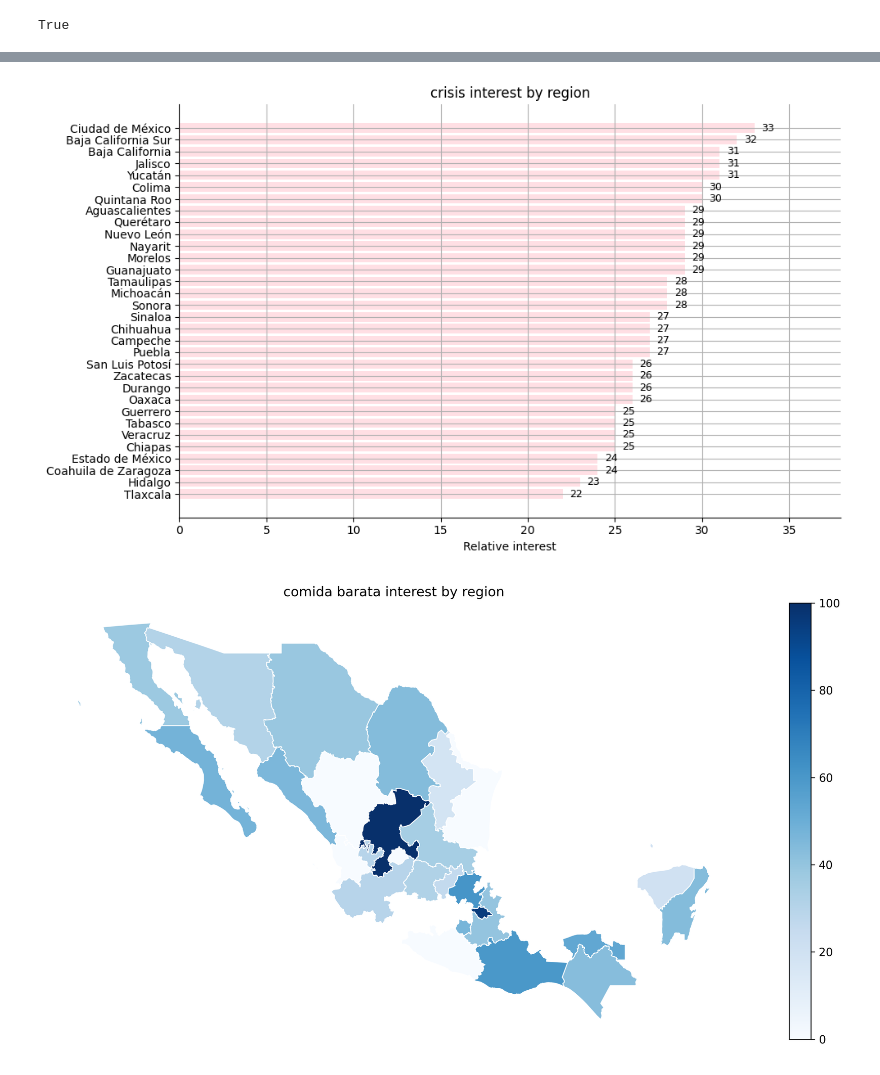
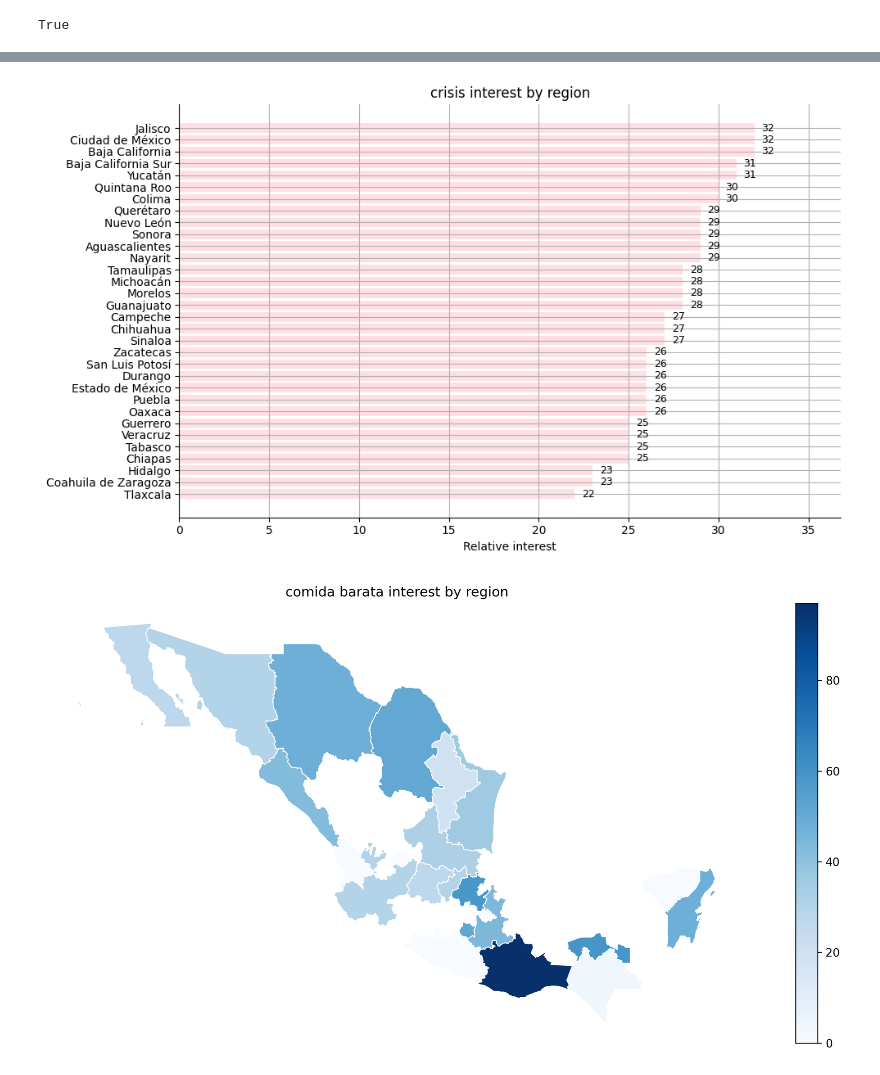
Before and after one commit to DenisProcyon/masters_thesis, a Jupyter notebook: src/google_trends.ipynb, the cells around one changed output, grey strips where cells are left out. Cells and saved outputs as stored; diff of their text form; code cells hidden in the pictures.

```diff
--- a/src/google_trends.ipynb
+++ b/src/google_trends.ipynb
@@ -31,5 +35,5 @@ mongo_client = MongoWrapper(
 # %%
-def filter_data(data: list) -> None:
+def filter_geo_data(data: list) -> None:
     result = {}
 
     for search in data:
@@ -52,14 +56,14 @@ keywords = [
     "servicios en la vivienda,vivienda del gobierno"
 ]
 
-data = []
+geo_data = []
 
 for index, keyword_set in enumerate(keywords):
-    gt_data = mongo_client.get_collection_entries(collection=f'serpapi_{keyword_set}')[0]
+    gt_data = mongo_client.get_collection_entries(collection=f'serpapi_geo_{keyword_set}')[0]
 
-    data.append(gt_data)
+    geo_data.append(gt_data)
 
-data = filter_data(data)
+geo_data = filter_geo_data(geo_data)
 # %%
 def plot_interest_by_region(data: dict):
     rows = []
@@ -125,40 +129,40 @@ def plot_one_keyword(data: dict, keyword: str) -> None:
     plt.tight_layout()
     plt.show()
 # %%
-plot_one_keyword(data, "crisis")
+plot_one_keyword(geo_data, "crisis")
 # %% [output]
-[figure, old version]
+[figure, new version]
 # %%
 mx_states = gpd.read_file("files/states.geojson")
 # %%
 def plot_map(data: dict, keyword: str) -> None:
     rows = [
         {"region": r, "value": v}
         for r, v in data[keyword].items()
     ]
     data = pd.DataFrame(rows)
 
     mx_states_merged = mx_states.merge(
         data,
         left_on="state_name",
         right_on="region",
         how="left"
     )
 
     _, ax = plt.subplots(1, 1, figsize=(12, 6), dpi=300)
     mx_states_merged.plot(
         column="value",
         cmap="Blues",
         linewidth=0.8,
         edgecolor="white",
         legend=True,
         ax=ax,
     )
     ax.set_axis_off()
     ax.set_title(f'{keyword} interest by region')
     plt.tight_layout()
     plt.show()
 
-plot_map(data, "comida barata")
+plot_map(geo_data, "comida barata")
 # %% [output]
-[figure, old version]
+[figure, new version]
```
Also changed, not shown: parts of 7 cells of this notebook, 3 other files.
